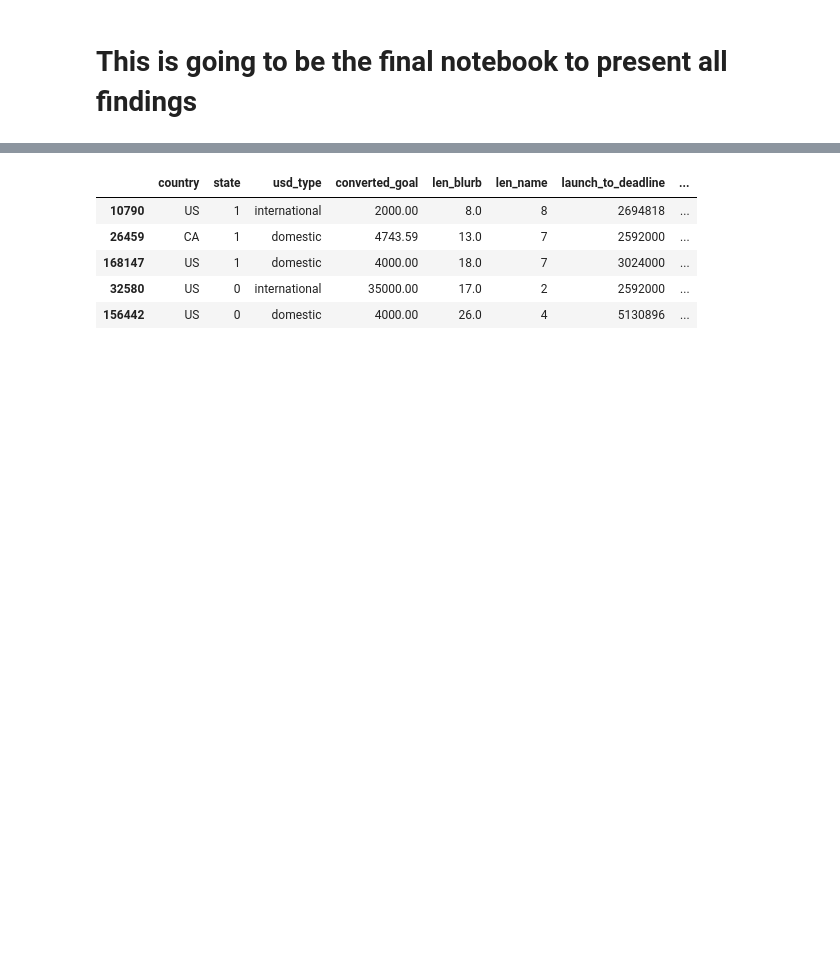
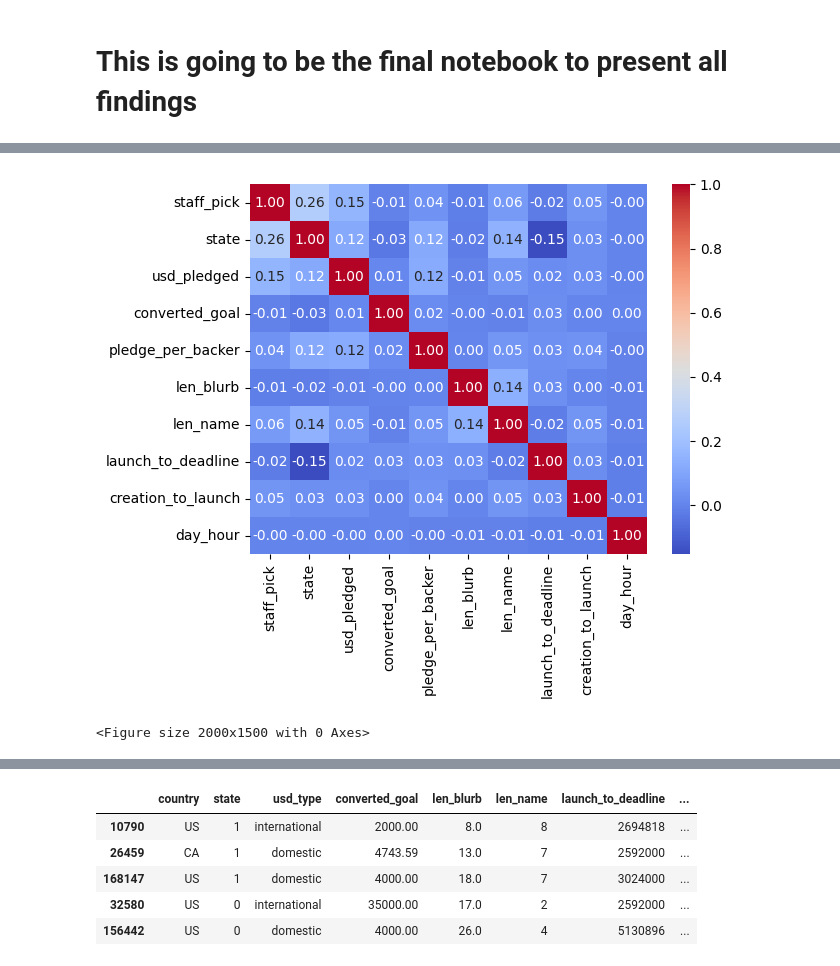
Before and after one commit to joshuadbeil/kickstarter_challenge, a Jupyter notebook: 01-Kickstarter-Challenge.ipynb, the cells around one changed output, grey strips where cells are left out. Saved outputs shown, nothing was run; the diff lists cells and outputs as text; code cells hidden in the pictures; blank space fills up the shorter version.

```diff
--- a/01-Kickstarter-Challenge.ipynb
+++ b/01-Kickstarter-Challenge.ipynb
@@ -50,0 +139,14 @@ vs.nice_summary(data).sort_values('Dtype')
+# %%
+# Create a correlation matrix
+#Shows that must of the features have low impact, staff_pick sticks out
+corr = data.corr()
+
+# Create a heatmap using seaborn
+sns.heatmap(corr, cmap="coolwarm", annot=True, fmt= '.2f')
+
+# Show the plot
+plt.figure(figsize = (20, 15))
+plt.show()
+# %% [output]
+[figure, added]
+<Figure size 2000x1500 with 0 Axes>
```
Also changed, not shown: parts of 18 cells of this notebook, 5 other files.
